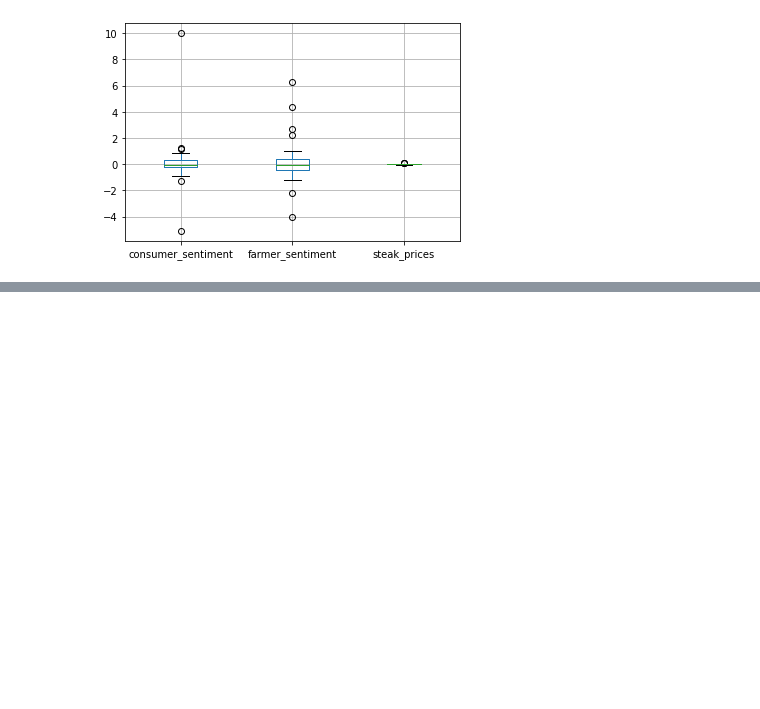
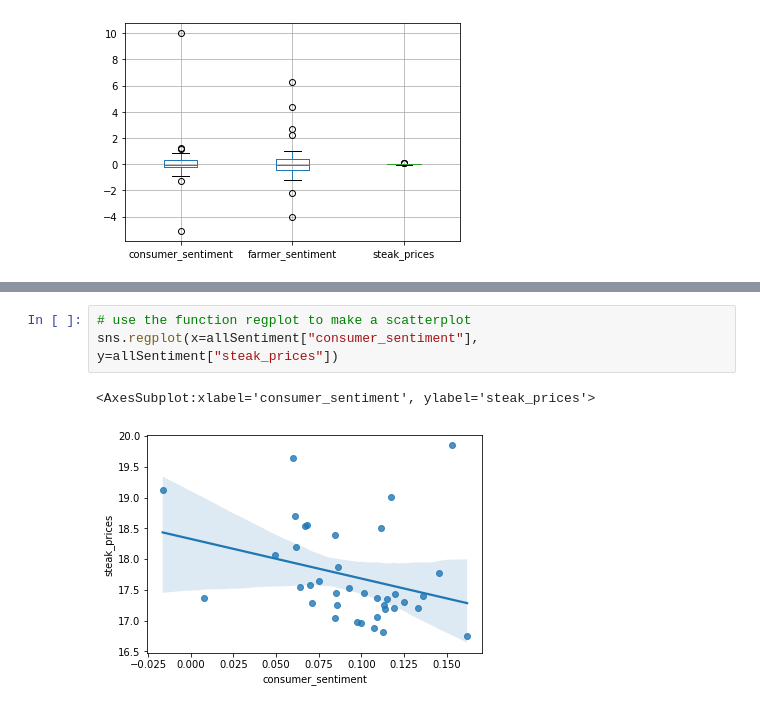
Before and after one commit to jamesgarza73/DataAnalyticsLevel9, a Jupyter notebook: CA2_Agriculture/sentimentAnalysis.ipynb, the cells around one changed output, grey strips where cells are left out. Drawn from its saved outputs; the diff is of its cells as text; blank space fills up the shorter version.

```diff
--- a/CA2_Agriculture/sentimentAnalysis.ipynb
+++ b/CA2_Agriculture/sentimentAnalysis.ipynb
@@ -175,0 +199,6 @@ allSentiment.pct_change().boxplot();
+# %%
+# use the function regplot to make a scatterplot
+sns.regplot(x=allSentiment["consumer_sentiment"], y=allSentiment["steak_prices"])
+# %% [output]
+<AxesSubplot:xlabel='consumer_sentiment', ylabel='steak_prices'>
+[figure, added]
```
Also changed, not shown: parts of 6 cells of this notebook, 8 other files.
